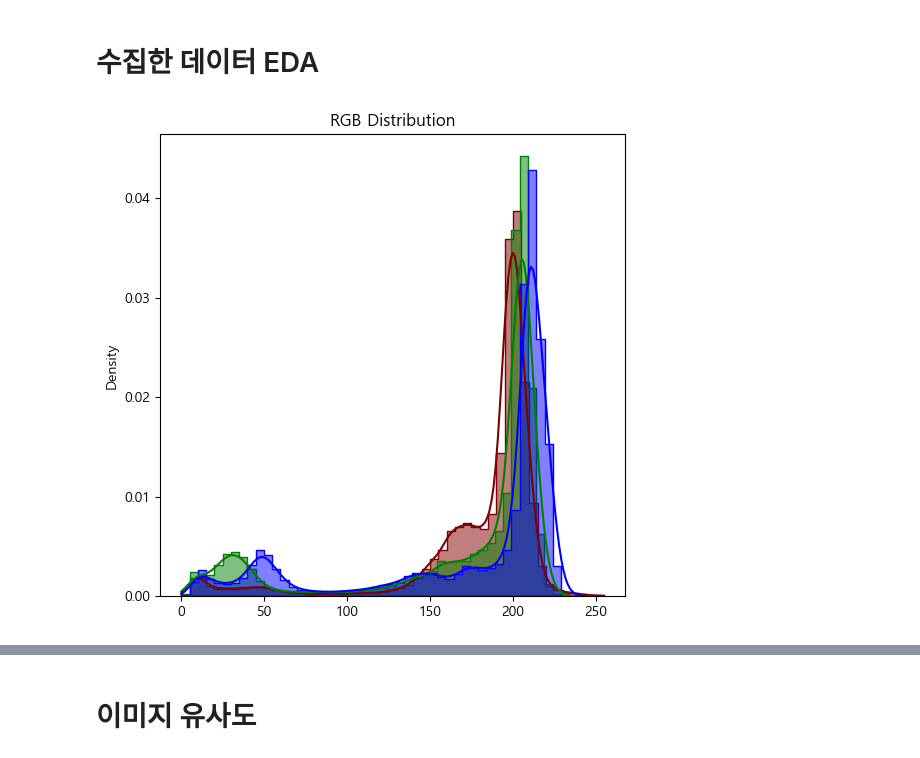
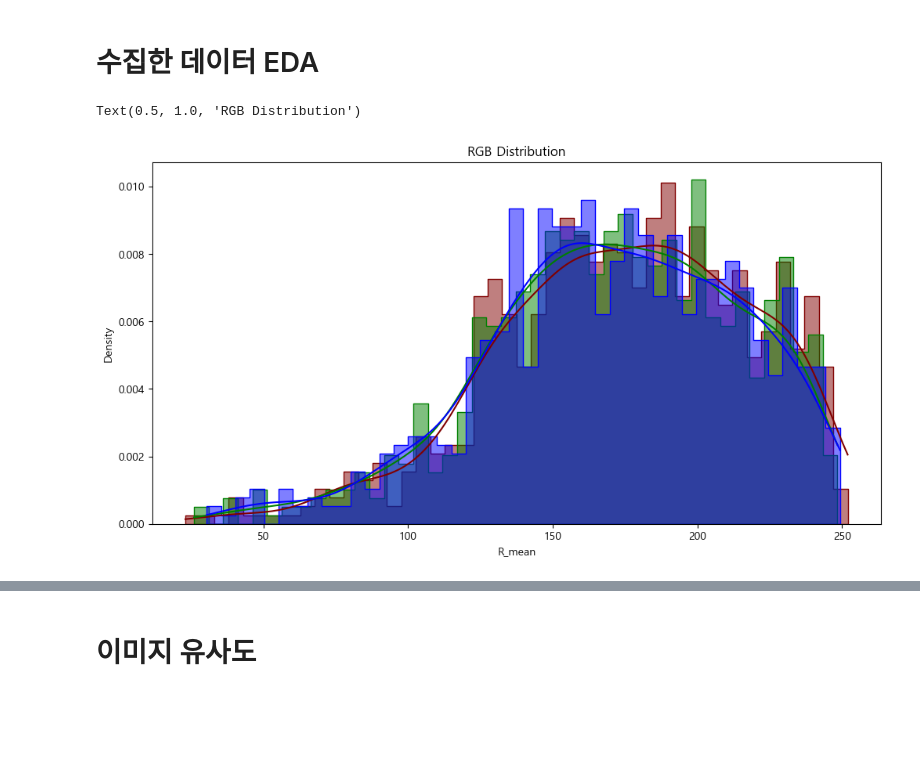
Before and after one commit to kimbw0615/Image-Similarity-Project, a Jupyter notebook: 2조 중간프로젝트.ipynb, the cells around one changed output, grey strips where cells are left out. Drawn from its saved outputs; the diff is of its cells as text; code cells hidden in the pictures; blank space fills up the shorter version.

```diff
--- a/2조 중간프로젝트.ipynb
+++ b/2조 중간프로젝트.ipynb
@@ -180,29 +196,11 @@ df_EDA = pd.DataFrame(columns=["file_name", "seq_len", "img_row", "img_col",
-# %%
-for i in range(len(folder_list)):
-    new_row = [folder_list[i]]
-    new_row.append(len(img_list))
-    test_img = np.asarray(plt.imread("./{0}".format(img_list[0])))
-    new_row += [test_img.shape[0], test_img.shape[1]]
-    r_seq = test_img[:, :, 0].flatten()
-    g_seq = test_img[:, :, 1].flatten()
-    b_seq = test_img[:, :, 2].flatten()
-    if i % 1000 == 0:
-        # 1000개 단위로 이미지의 RGB 채널 분포를 그리는 코드
-        plt.figure(figsize=(6, 6))
-        sns.histplot(r_seq, color='maroon', kde=True, stat='density', binwidth=5,  element="step")
-        sns.histplot(g_seq, color='green', kde=True, stat='density', binwidth=5,  element="step")
-        sns.histplot(b_seq, color='blue', kde=True, stat='density', binwidth=5, element="step").set_title("RGB Distribution")
-        # plt.tight_layout()
-
-    color = [np.min(r_seq), np.median(r_seq), np.max(r_seq),
-             np.min(g_seq), np.median(g_seq), np.max(g_seq),
-             np.min(b_seq), np.median(b_seq), np.max(b_seq),
-             np.mean(r_seq), np.std(r_seq), np.mean(g_seq),
-             np.std(g_seq), np.mean(b_seq), np.std(b_seq)]
-    # 얻은 정보를 데이터프레임에 추가
-    df_EDA.loc[i] = new_row + color
-# %% [output]
-[figure, removed]
+# %%
+plt.figure(figsize=(12, 6))
+sns.histplot(df_EDA['R_mean'], color='maroon', kde=True, stat='density', binwidth=5,  element="step")
+sns.histplot(df_EDA['G_mean'], color='green', kde=True, stat='density', binwidth=5,  element="step")
+sns.histplot(df_EDA['B_mean'], color='blue', kde=True, stat='density', binwidth=5, element="step").set_title("RGB Distribution")
+# %% [output]
+Text(0.5, 1.0, 'RGB Distribution')
+[figure, added]
 # %%
 df_EDA.describe()
 # %% [output]
```
Also changed, not shown: parts of 10 cells of this notebook.
